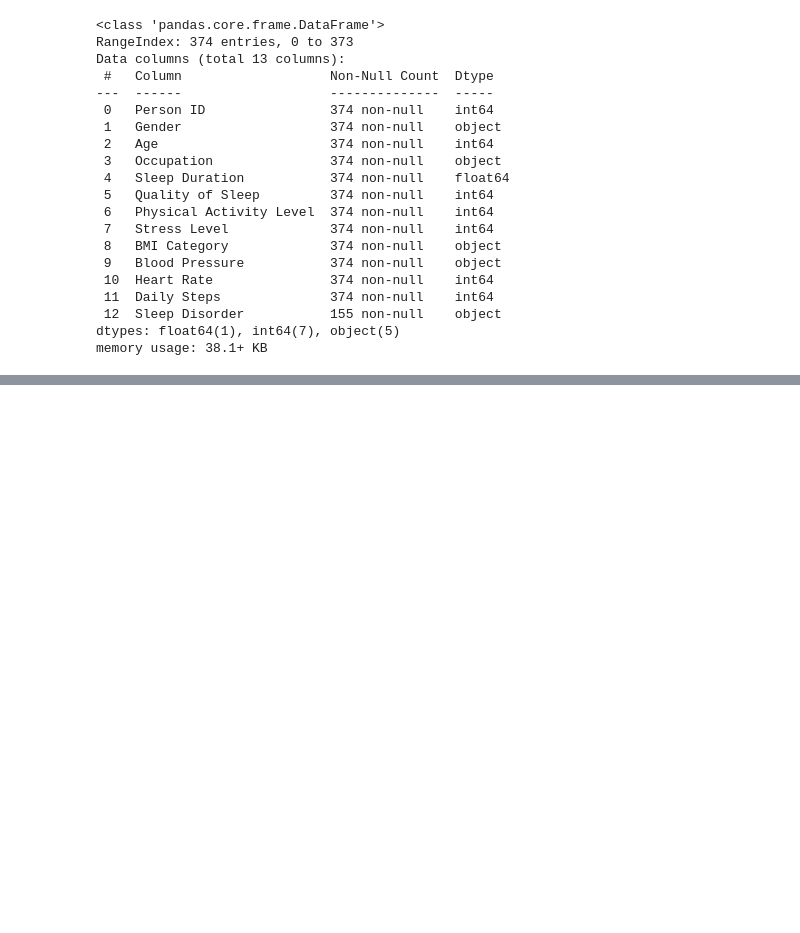
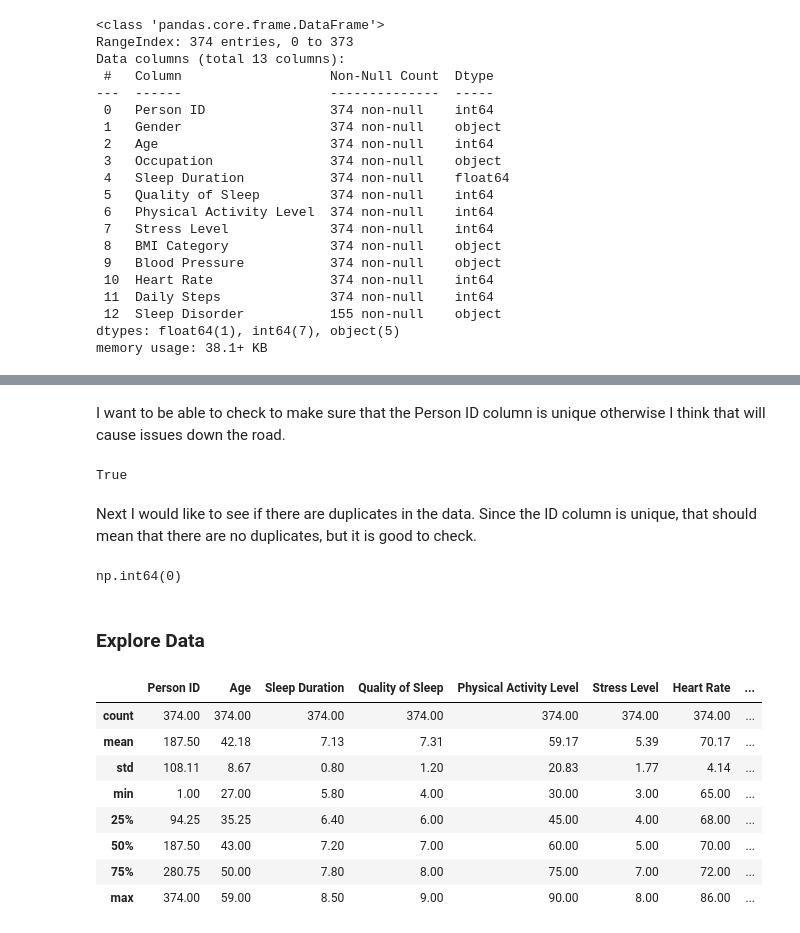
Before and after one commit to HunterTzou/DATA_110_FALL_2025, a Jupyter notebook: Tzou_Hunter_Sleep_Study.ipynb, the cells around one changed output, grey strips where cells are left out. Saved outputs shown, nothing was run; the diff lists cells and outputs as text; code cells hidden in the pictures; blank space fills up the shorter version.

```diff
--- a/Tzou_Hunter_Sleep_Study.ipynb
+++ b/Tzou_Hunter_Sleep_Study.ipynb
@@ -88,0 +119,26 @@ Looks like there are 155 null values in `Sleep Disorder`. After looking at the c
+# %% [markdown]
+I want to be able to check to make sure that the Person ID column is unique otherwise I think that will cause issues down the road.
+# %%
+df['Person ID'].is_unique
+# %% [output]
+True
+# %% [markdown]
+Next I would like to see if there are duplicates in the data. Since the ID column is unique, that should mean that there are no duplicates, but it is good to check.
+# %%
+df.duplicated().sum()
+# %% [output]
+np.int64(0)
+# %% [markdown]
+### Explore Data
+# %%
+df.describe().round(2)
+# %% [output]
+|  | Person ID | Age | Sleep Duration | Quality of Sleep | Physical Activity Level | Stress Level | Heart Rate | ... |
+| count | 374.00 | 374.00 | 374.00 | 374.00 | 374.00 | 374.00 | 374.00 | ... |
+| mean | 187.50 | 42.18 | 7.13 | 7.31 | 59.17 | 5.39 | 70.17 | ... |
+| std | 108.11 | 8.67 | 0.80 | 1.20 | 20.83 | 1.77 | 4.14 | ... |
+| min | 1.00 | 27.00 | 5.80 | 4.00 | 30.00 | 3.00 | 65.00 | ... |
+| 25% | 94.25 | 35.25 | 6.40 | 6.00 | 45.00 | 4.00 | 68.00 | ... |
+| 50% | 187.50 | 43.00 | 7.20 | 7.00 | 60.00 | 5.00 | 70.00 | ... |
+| 75% | 280.75 | 50.00 | 7.80 | 8.00 | 75.00 | 7.00 | 72.00 | ... |
+| max | 374.00 | 59.00 | 8.50 | 9.00 | 90.00 | 8.00 | 86.00 | ... |
```
Also changed, not shown: parts of 9 cells of this notebook.
